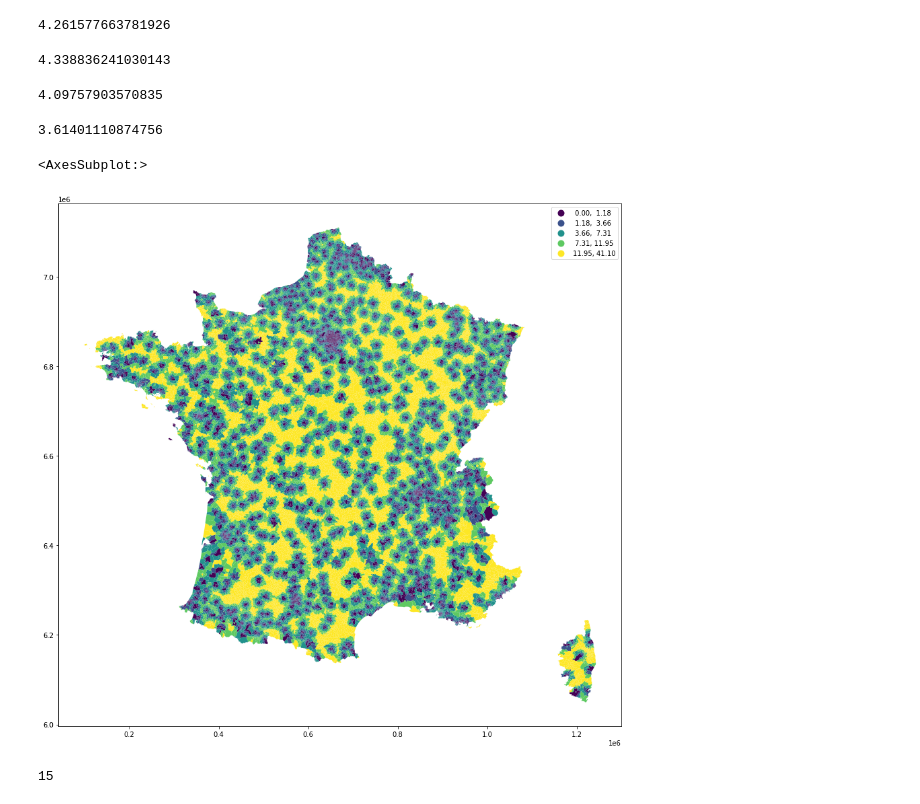
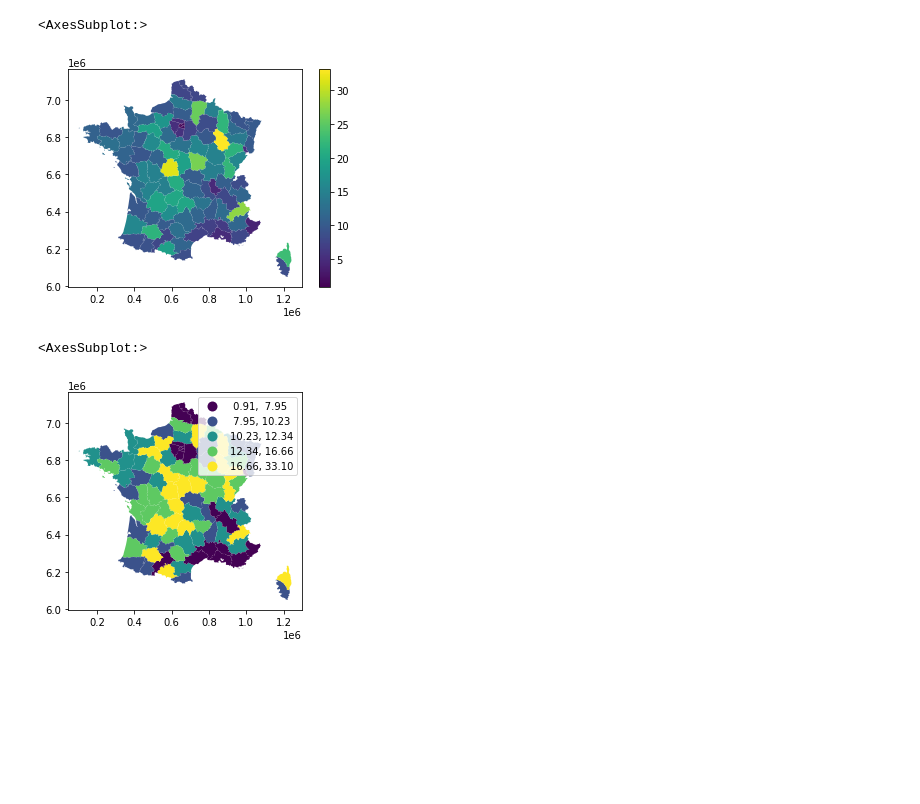
Before and after one commit to t-morvan/OptimDGFiP, a Jupyter notebook: notebooks/plus_proche_iris.ipynb, the cells around one changed output. Drawn from its saved outputs; the diff is of its cells as text; code cells hidden in the pictures; blank space fills up the shorter version.

```diff
--- a/notebooks/plus_proche_iris.ipynb
+++ b/notebooks/plus_proche_iris.ipynb
@@ -14,21 +6,12 @@ iris.plot.scatter(x='distance Centre de Finances publiques', y= 'prop_age')
-# %%
-sum(iris['P17_POP80P']*iris['distance Centre de Finances publiques'])/ sum(iris['P17_POP80P'])
-# %% [output]
-4.261577663781926
-# %%
-sum(iris['P17_POP6579']*iris['distance Centre de Finances publiques'])/ sum(iris['P17_POP6579'])
-# %% [output]
-4.338836241030143
-# %%
-sum(iris['P17_POP4054']*iris['distance Centre de Finances publiques'])/ sum(iris['P17_POP4054'])
-# %% [output]
-4.09757903570835
-# %%
-sum(iris['P17_POP2539']*iris['distance Centre de Finances publiques'])/ sum(iris['P17_POP2539'])
-# %% [output]
-3.61401110874756
+# %%
+f = mean_distances(categories=['C17_POP15P_CS2'], public='professionnels', filename='departement_distance_pro.geojson')
+# %%
+f[f.service=='Centre de Finances publiques'].plot('distance_avg', legend=True)
+# %% [output]
+<AxesSubplot:>
+[figure, added]
 # %%
-iris.plot(column='distance Centre de Finances publiques', figsize=(15,15), legend=True, scheme='Quantiles')
+f[f.service=='Centre de Finances publiques'].plot('distance_avg', legend=True, scheme='Quantiles')
 # %% [output]
 <AxesSubplot:>
-[figure, old version]
+[figure, new version]
@@ -40,4 +17,0 @@ bretagne_struct = structures[structures.DEPARTEMENT.isin({"22","29","35","56"})
-# %%
-bretagne_struct.ADRESSE.nunique()
-# %% [output]
-15
```
Also changed, not shown: parts of 10 cells of this notebook, 7 other files.
